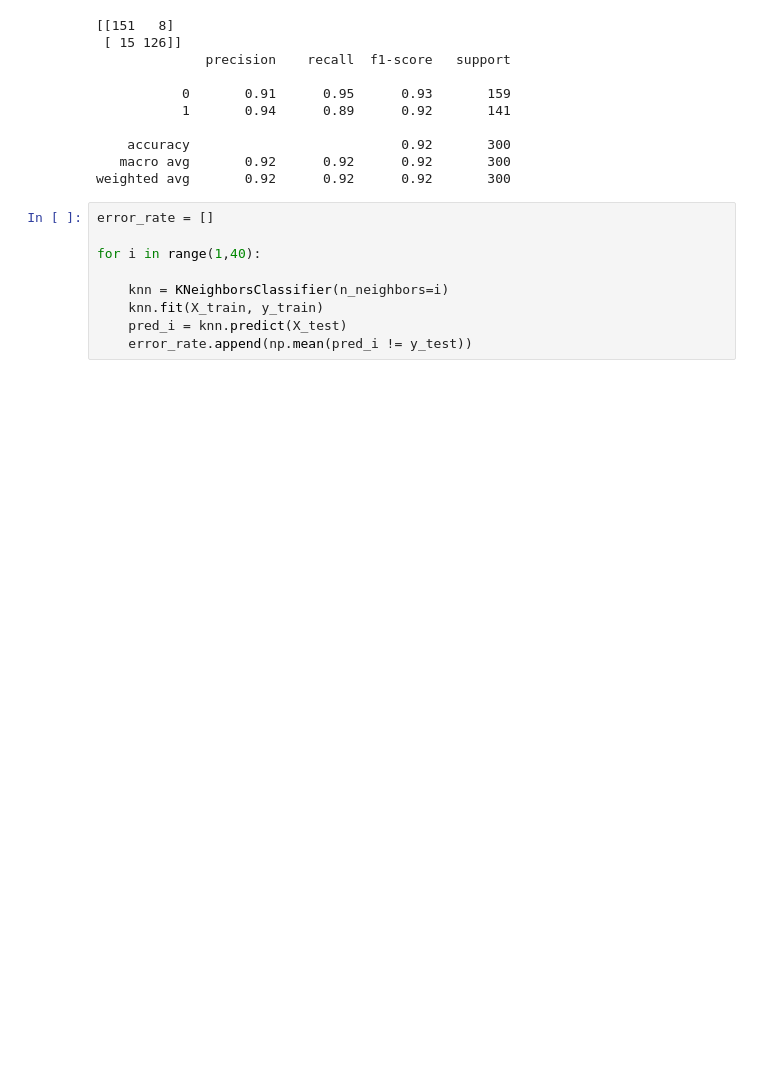
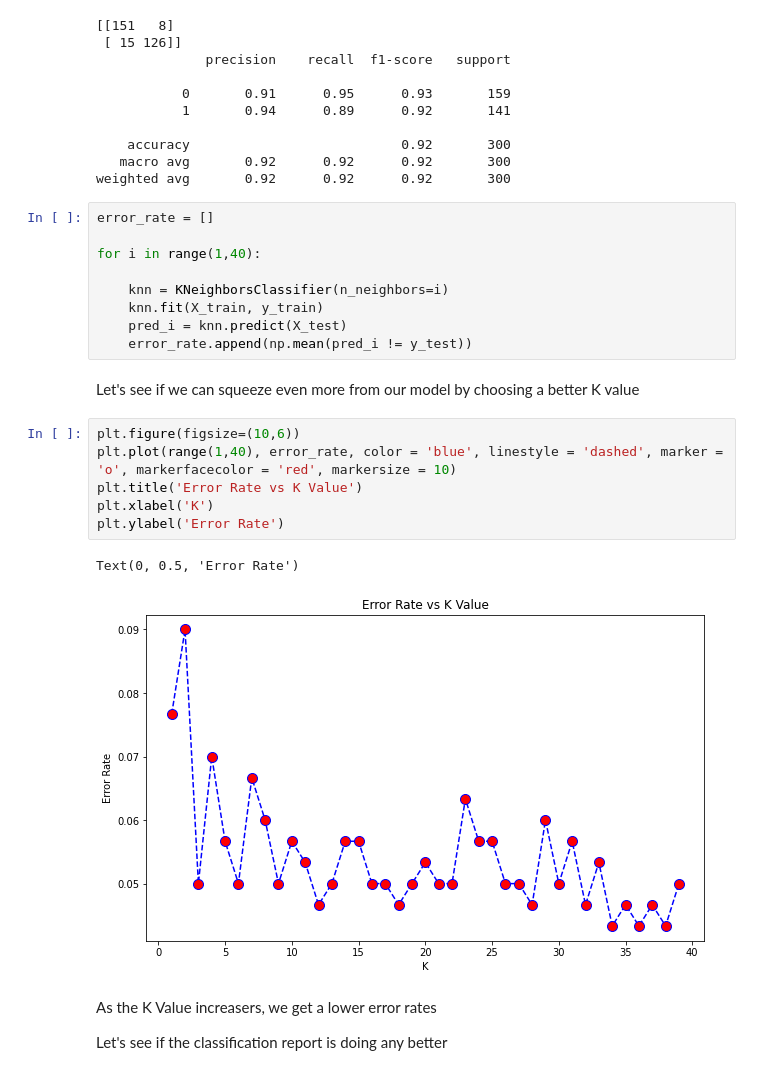
Before and after one commit to arash7m/KNNwithPython, a Jupyter notebook: K_Nearest_Neighbors_with_Python.ipynb, the cells around one changed output. Cells and saved outputs as stored; diff of their text form; blank space fills up the shorter version.

```diff
--- a/K_Nearest_Neighbors_with_Python.ipynb
+++ b/K_Nearest_Neighbors_with_Python.ipynb
@@ -122,3 +122,18 @@ for i in range(1,40):
     knn.fit(X_train, y_train)
     pred_i = knn.predict(X_test)
     error_rate.append(np.mean(pred_i != y_test))
+# %% [markdown]
+Let's see if we can squeeze even more from our model by choosing a better K value
+# %%
+plt.figure(figsize=(10,6))
+plt.plot(range(1,40), error_rate, color = 'blue', linestyle = 'dashed', marker = 'o', markerfacecolor = 'red', markersize = 10)
+plt.title('Error Rate vs K Value')
+plt.xlabel('K')
+plt.ylabel('Error Rate')
+# %% [output]
+Text(0, 0.5, 'Error Rate')
+[figure, added]
+# %% [markdown]
+As the K Value increasers, we get a lower error rates
+
+Let's see if the classification report is doing any better
```
Also changed, not shown: parts of 1 cell of this notebook.
